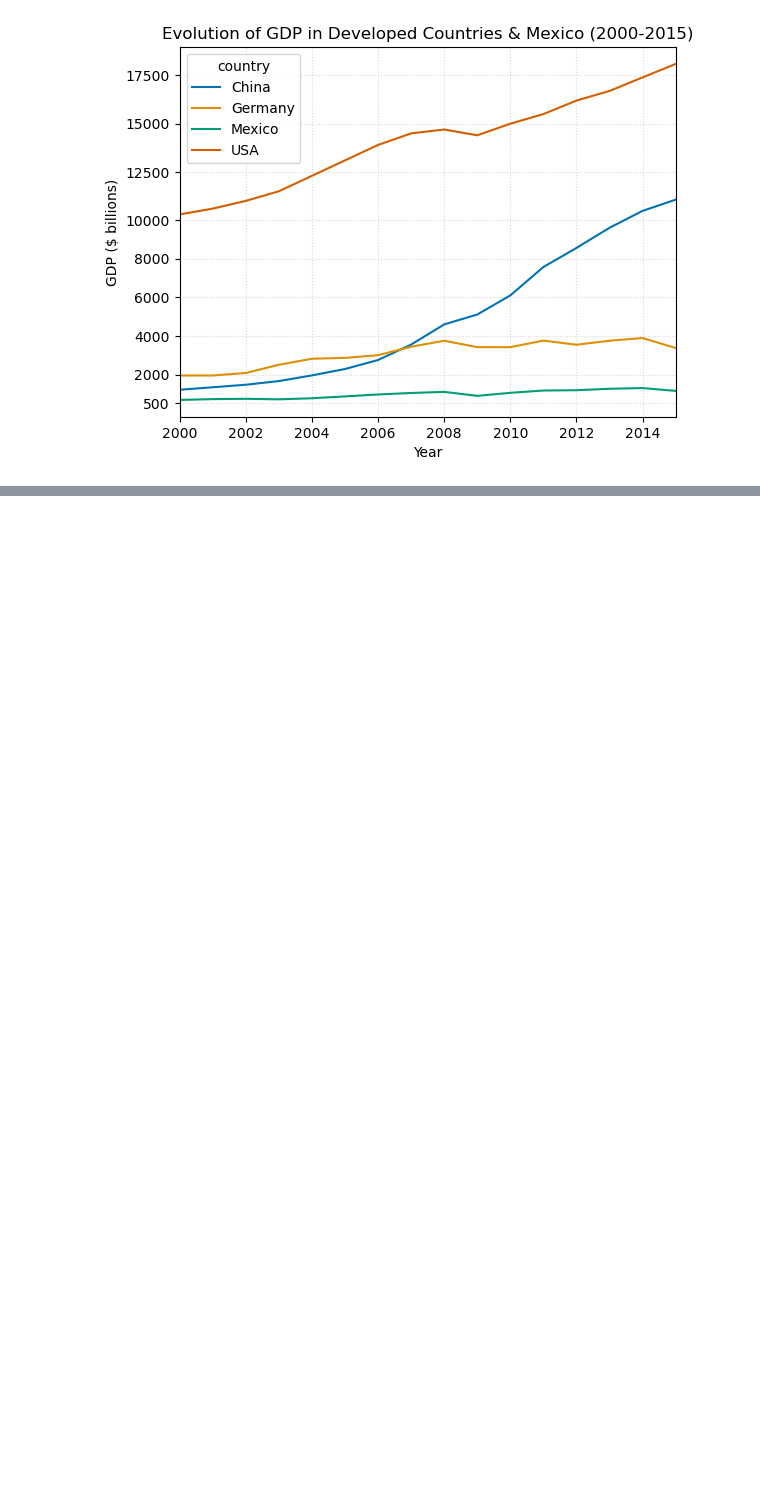
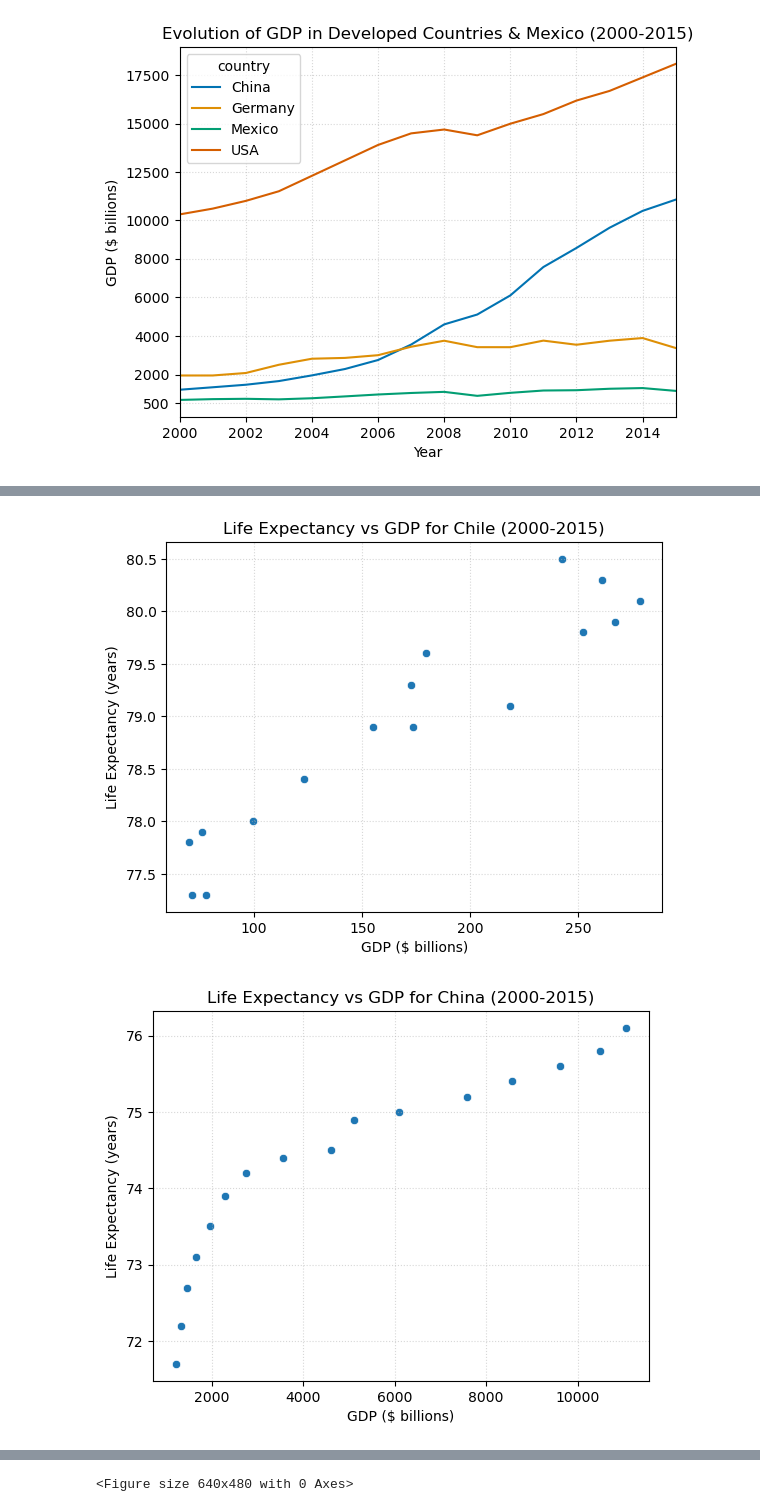
Before and after one commit to CrisFC4/Life_Expectancy_GDP_Project, a Jupyter notebook: life_expectancy_gdp.ipynb, the cells around one changed output, grey strips where cells are left out. Cells and saved outputs as stored; diff of their text form; code cells hidden in the pictures; blank space fills up the shorter version.

```diff
--- a/life_expectancy_gdp.ipynb
+++ b/life_expectancy_gdp.ipynb
@@ -315,0 +371,25 @@ plt.grid(visible=True, which='major', axis='both', alpha=0.5, linestyle=':')
+# %%
+# Empty list to store linear Regression paramiters
+linreg_list = []
+
+# Loop through the countrie's data and create a scatterplot of Life expectancy vs GDP
+for country in data.country.unique():
+    country_data = data[data.country == country]
+
+    # Create a plot for every country
+    ax = plt.subplot()
+    sns.scatterplot(x='GDP_billion', y='life_expectancy', data=country_data)
+    ax.set_title(f"Life Expectancy vs GDP for {country} (2000-2015)")
+    plt.xlabel("GDP ($ billions)")
+    plt.ylabel("Life Expectancy (years)")
+    plt.grid(visible=True, which='major', axis='both', alpha=0.5, linestyle=':')
+    plt.show()
+    plt.clf()
+
+    # Linear Regression Model
+    model = sm.OLS.from_formula('life_expectancy~GDP_billion',data=country_data)
+    results = model.fit()
+    linreg_list.append([country,results.params[0],results.params[1]])
+# %% [output]
+[figure, added]
+[figure, added]
@@ -315,0 +400 @@ plt.grid(visible=True, which='major', axis='both', alpha=0.5, linestyle=':')
+<Figure size 640x480 with 0 Axes>
```
Also changed, not shown: parts of 12 cells of this notebook.
